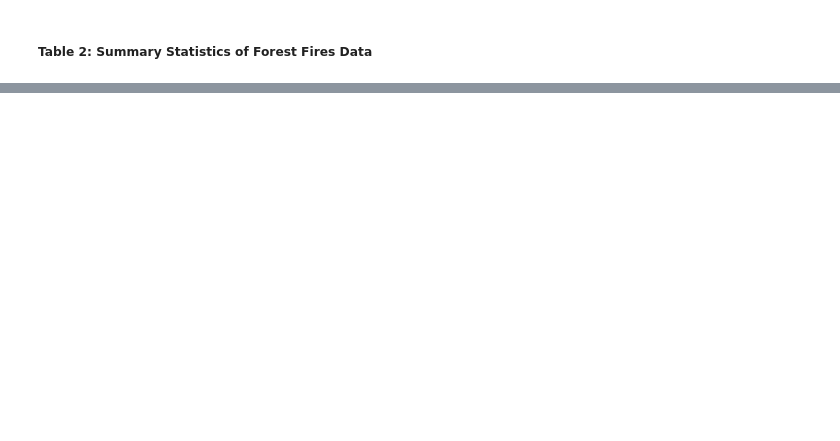
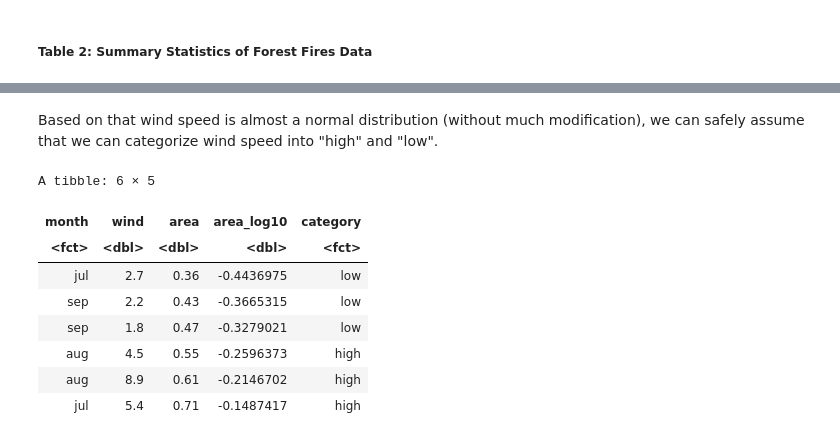
Before and after one commit to Mapleia/STAT_201_proj, a Jupyter notebook: src/Preliminary_Results.ipynb, the cells around one changed output, grey strips where cells are left out. Drawn from its saved outputs; the diff is of its cells as text; code cells hidden in the pictures; blank space fills up the shorter version.

```diff
--- a/src/Preliminary_Results.ipynb
+++ b/src/Preliminary_Results.ipynb
@@ -68,0 +119,18 @@ plot_2
+# %% [markdown]
+Based on that wind speed is almost a normal distribution (without much modification), we can safely assume that we can categorize wind speed into "high" and "low".
+# %%
+xs <- quantile(forest_fires_data$wind,c(0,1/2,1))
+
+forest_fires_data <- forest_fires_data %>%
+    mutate(category=cut(wind, breaks=xs, labels=c("low","high"),include.lowest = TRUE))
+head(forest_fires_data)
+# %% [output]
+A tibble: 6 × 5
+| month | wind | area | area_log10 | category |
+| <fct> | <dbl> | <dbl> | <dbl> | <fct> |
+| jul | 2.7 | 0.36 | -0.4436975 | low |
+| sep | 2.2 | 0.43 | -0.3665315 | low |
+| sep | 1.8 | 0.47 | -0.3279021 | low |
+| aug | 4.5 | 0.55 | -0.2596373 | high |
+| aug | 8.9 | 0.61 | -0.2146702 | high |
+| jul | 5.4 | 0.71 | -0.1487417 | high |
```
Also changed, not shown: parts of 7 cells of this notebook.
